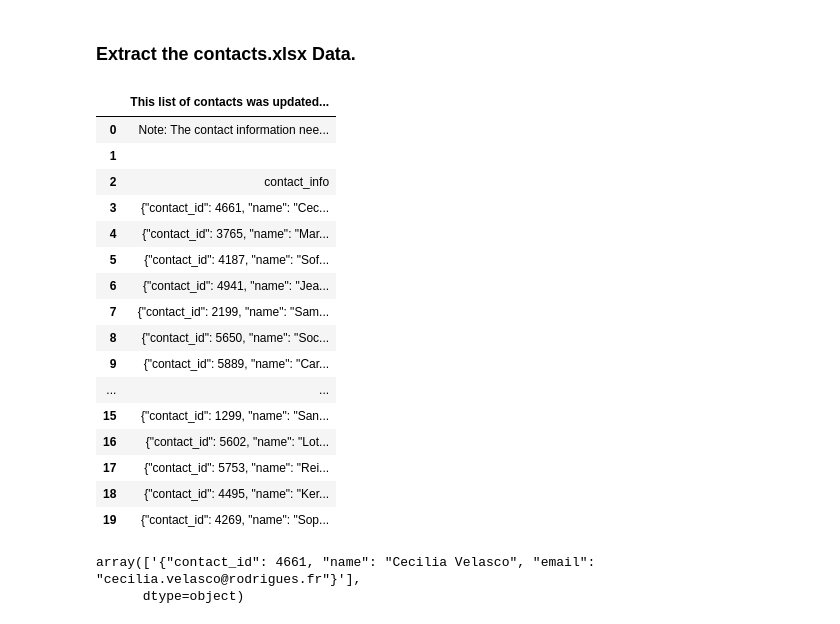
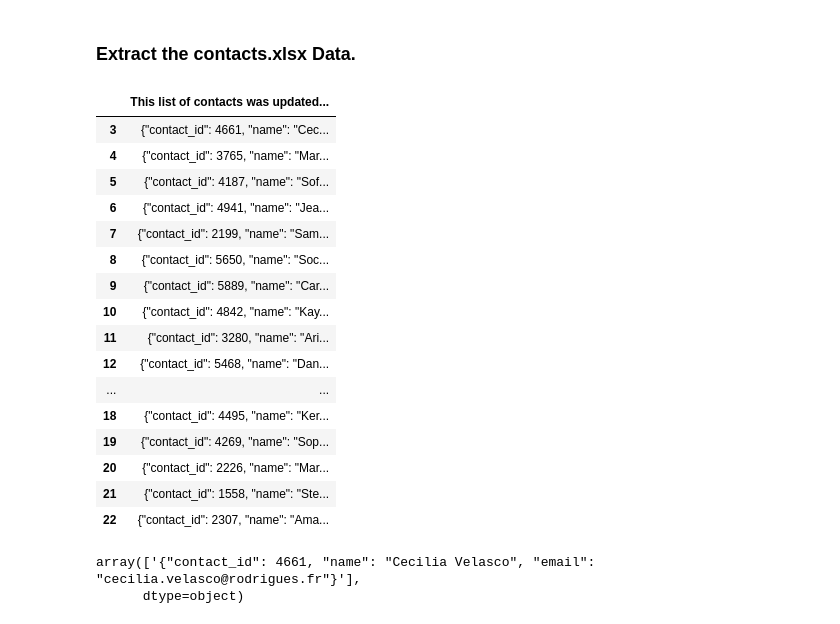
Before and after one commit to DannyPhantom2023/SMU-Project-2-Crowd-Funding, a Jupyter notebook: Final Submission/ETL_Mini_Project_Group_4.ipynb, the cells around one changed output. Cells and saved outputs as stored; diff of their text form; code cells hidden in the pictures.

```diff
--- a/Final Submission/ETL_Mini_Project_Group_4.ipynb
+++ b/Final Submission/ETL_Mini_Project_Group_4.ipynb
@@ -567,13 +530,10 @@ campaign_df.to_csv("real_cleaned_campaign_df.csv", index = False)
 # %%
 filepath = "Downloads/contacts.xlsx"
 dirty_df = pd.read_excel(filepath)
-#dirty_df.drop([0,1,2], inplace=True)
+dirty_df.drop([0,1,2], inplace=True)
 dirty_df.head(20)
 # %% [output]
 |  | This list of contacts was updated... |
-| 0 | Note: The contact information nee... |
-| 1 |  |
-| 2 | contact_info |
 | 3 | {"contact_id": 4661, "name": "Cec... |
 | 4 | {"contact_id": 3765, "name": "Mar... |
 | 5 | {"contact_id": 4187, "name": "Sof... |
@@ -581,12 +541,15 @@ dirty_df.head(20)
 | 7 | {"contact_id": 2199, "name": "Sam... |
 | 8 | {"contact_id": 5650, "name": "Soc... |
 | 9 | {"contact_id": 5889, "name": "Car... |
+| 10 | {"contact_id": 4842, "name": "Kay... |
+| 11 | {"contact_id": 3280, "name": "Ari... |
+| 12 | {"contact_id": 5468, "name": "Dan... |
 | ... | ... |
-| 15 | {"contact_id": 1299, "name": "San... |
-| 16 | {"contact_id": 5602, "name": "Lot... |
-| 17 | {"contact_id": 5753, "name": "Rei... |
 | 18 | {"contact_id": 4495, "name": "Ker... |
 | 19 | {"contact_id": 4269, "name": "Sop... |
+| 20 | {"contact_id": 2226, "name": "Mar... |
+| 21 | {"contact_id": 1558, "name": "Ste... |
+| 22 | {"contact_id": 2307, "name": "Ama... |
 # %%
 dirty_df.values[0]
 # %% [output]
```
Also changed, not shown: parts of 22 cells of this notebook, 1 other file.
